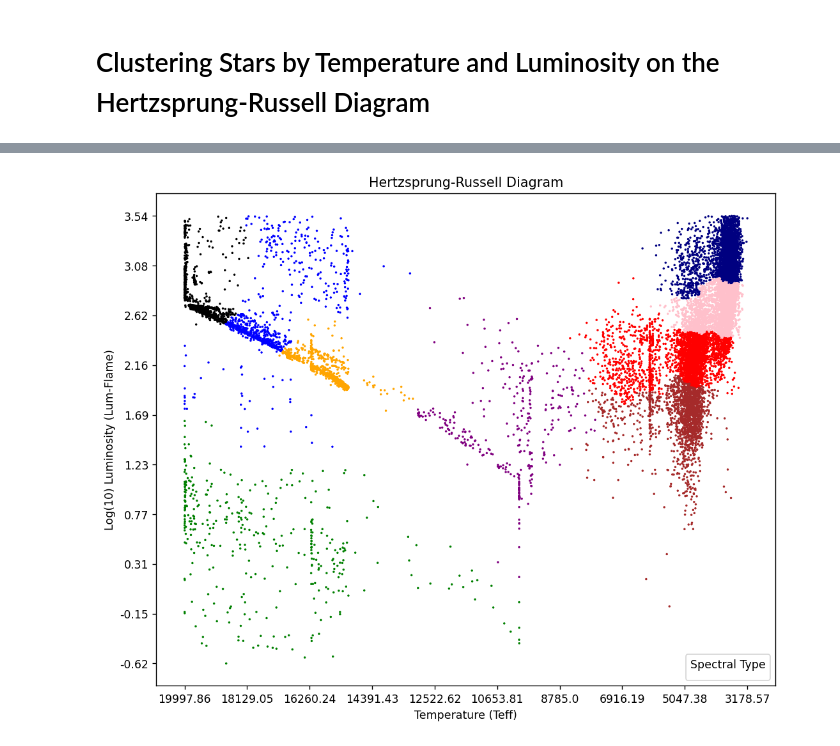
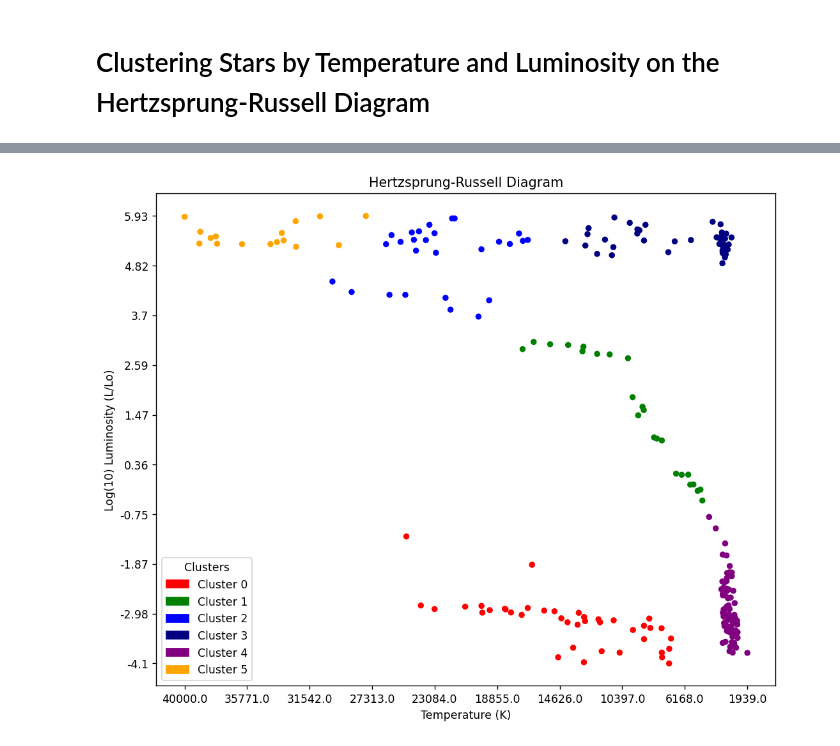
Before and after one commit to TheBigJig1/DSCI101_Clustering_Project, a Jupyter notebook: clustering.ipynb, the cells around one changed output, grey strips where cells are left out. Drawn from its saved outputs; the diff is of its cells as text; code cells hidden in the pictures.

```diff
--- a/clustering.ipynb
+++ b/clustering.ipynb
@@ -94,69 +83,76 @@ plt.show()
 # %%
 # Read the CSV file
-df = pd.read_csv("filteredGaia2.csv")
+df = pd.read_csv("6 class csv.csv")
 
-# Remove rows where 'Lum-Flame' is null
-df = df.dropna(subset=['Lum-Flame'])
+# Remove rows where 'Luminosity(L/Lo)' is null
+df = df.dropna(subset=['Luminosity(L/Lo)'])
 
-# Apply log base 10 transformation to 'Lum-Flame'
-df['Lum-Flame'] = np.log10(df['Lum-Flame'])
+# Apply log base 10 transformation to 'Luminosity(L/Lo)'
+df['Luminosity(L/Lo)'] = np.log10(df['Luminosity(L/Lo)'])
 
-# Remove rows where 15000 < Teff < 15100
-df = df[~df['Teff'].between(15000, 15100)]
+# Remove rows where 15000 < Temperature(K) < 15100
+df = df[~df['Temperature(K)'].between(15000, 15100)]
 
-# Get the min and max values of 'Teff' and 'Lum-Flame'
-maxX = max(df['Teff'])
-minX = min(df['Teff'])
-maxY = max(df['Lum-Flame'])
-minY = min(df['Lum-Flame'])
+# Get the min and max values of 'Temperature(K)' and 'Luminosity(L/Lo)'
+maxX = max(df['Temperature(K)'])
+minX = min(df['Temperature(K)'])
+maxY = max(df['Luminosity(L/Lo)'])
+minY = min(df['Luminosity(L/Lo)'])
 
 # Initialize the MinMaxScaler
 scaler = MinMaxScaler()
 
-# Normalize the 'Teff' and 'Lum-Flame' columns
-df[['Teff', 'Lum-Flame']] = scaler.fit_transform(df[['Teff', 'Lum-Flame']])
+# Normalize the 'Temperature(K)' and 'Luminosity(L/Lo)' columns
+df[['Temperature(K)', 'Luminosity(L/Lo)']] = scaler.fit_transform(df[['Temperature(K)', 'Luminosity(L/Lo)']])
 
 # Output the result to a new CSV file
-df.to_csv("normalizedGaia.csv", index=False)
+df.to_csv("normalized6class.csv", index=False)
 
-dataC = pd.read_csv('normalizedGaia.csv')
+dataC = pd.read_csv('normalized6class.csv')
 
-x = pd.DataFrame(dataC, columns=['Teff', 'Lum-Flame'])
-y = pd.DataFrame(dataC, columns=['Spectral Type'])
-
-# # Apply KMeans clustering
-# model = KMeans(n_clusters=4)
-# model.fit(x)
+x = pd.DataFrame(dataC, columns=['Temperature(K)', 'Luminosity(L/Lo)'])
+y = pd.DataFrame(dataC, columns=['Star type'])
 
 # Apply Agglomerative Clustering
-model = AgglomerativeClustering(n_clusters=9)
+model = AgglomerativeClustering(n_clusters=6)
 predicted = model.fit_predict(x)
 
 # plot kmeans obtained groups
 plt.figure(figsize=(10, 8), dpi=125)
-colors = np.array(['red', 'green', 'blue', 'navy', 'purple', 'orange', 'pink', 'brown', 'black'])
-predicted = np.choose(model.labels_, [0,1,2,3,4,5,6,7,8]).astype(np.int64)
+colors = np.array(['red', 'green', 'blue', 'navy', 'purple', 'orange'])
+predicted = np.choose(model.labels_, [0,1,2,3,4,5]).astype(np.int64)
 
-plt.scatter(x['Teff'], x['Lum-Flame'], c=colors[predicted], s=1)
+plt.scatter(x['Temperature(K)'], x['Luminosity(L/Lo)'], c=colors[predicted], s=20)
 
 x_ticks = np.linspace(minX, maxX, num=10)
 y_ticks = np.linspace(minY, maxY, num=10)
 
 # # Transform the ticks using the scaler
 x_ticks_transformed = scaler.transform(np.column_stack((x_ticks, np.zeros_like(x_ticks))))[:, 0]
 y_ticks_transformed = scaler.transform(np.column_stack((np.zeros_like(y_ticks), y_ticks)))[:, 1]
 
 plt.xticks(ticks=x_ticks_transformed, labels=np.round(x_ticks, 2))
 plt.yticks(ticks=y_ticks_transformed, labels=np.round(y_ticks, 2))
 
+# Create custom legend
+legend_labels = {
+    0: 'Cluster 0',
+    1: 'Cluster 1',
+    2: 'Cluster 2',
+    3: 'Cluster 3',
+    4: 'Cluster 4',
+    5: 'Cluster 5'
+}
+
 # Add labels and title
-plt.xlabel('Temperature (Teff)')
-plt.ylabel('Log(10) Luminosity (Lum-Flame)')
+plt.xlabel('Temperature (K)')
+plt.ylabel('Log(10) Luminosity (L/Lo)')
 plt.title('Hertzsprung-Russell Diagram')
-plt.legend(title='Spectral Type')
+legend_patches = [mpatches.Patch(color=colors[i], label=legend_labels[i]) for i in range(6)]
+plt.legend(handles=legend_patches, title='Clusters')
 
 plt.gca().invert_xaxis()
 
 plt.show()
 # %% [output]
-[figure, old version]
+[figure, new version]
```
Also changed, not shown: parts of 5 cells of this notebook, 2 other files.
